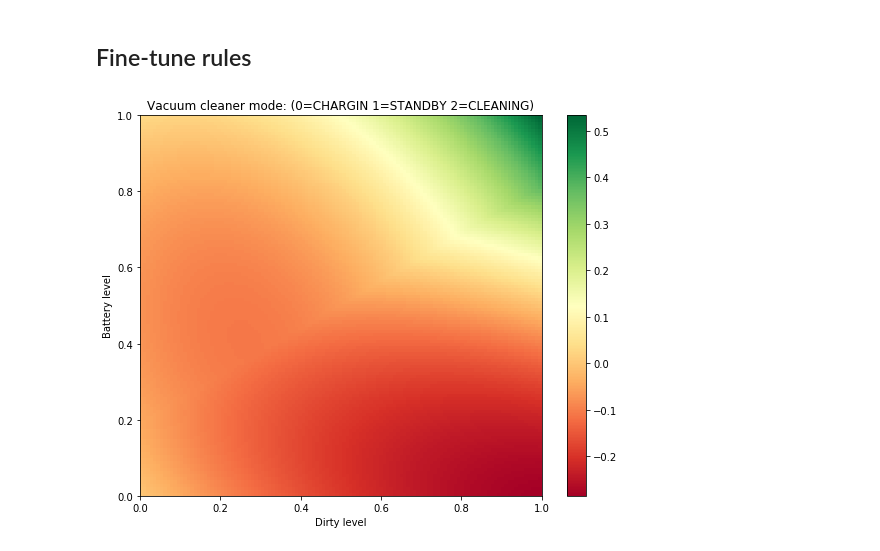
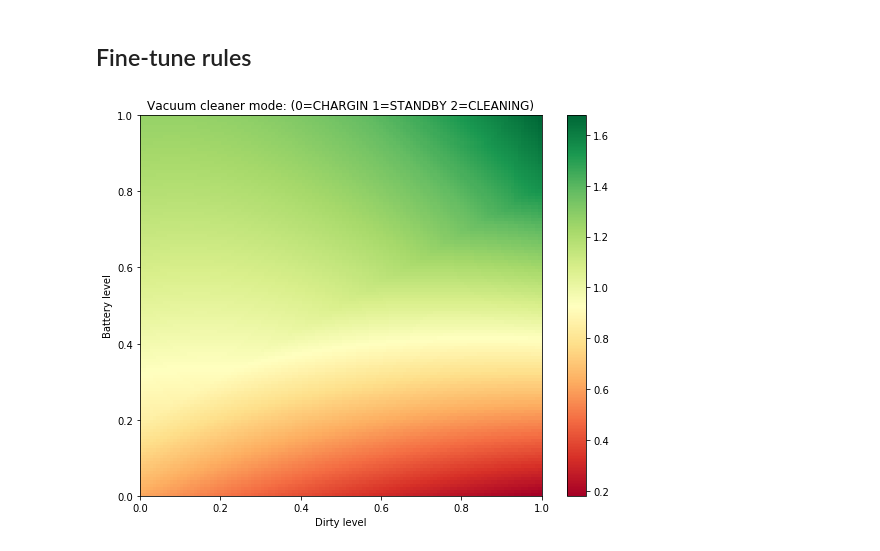
Before and after one commit to aleozlx/fuzzy-control-revisit-notes, a Jupyter notebook: q7.5.ipynb, the cells around one changed output. Drawn from its saved outputs; the diff is of its cells as text; code cells hidden in the pictures.

```diff
--- a/q7.5.ipynb
+++ b/q7.5.ipynb
@@ -283,11 +286,11 @@ plot(fuzzy_control2)
 ## Fine-tune rules
 # %%
 Rules2 = [
-    sugeno_rule(dirty_level['DIRTY'],battery_level['HIGH'], ([1,1],0)), # CLEANING
-    sugeno_rule(whatever, battery_level['LOW'], ([0.0,-1],0)), # CHARGING
-    sugeno_rule(dirty_level['CLEAN'], whatever, ([-1,0.0],0)) # STANDBY
+    sugeno_rule(dirty_level['DIRTY'],battery_level['HIGH'], ([0.5,0.5],2)), # CLEANING
+    sugeno_rule(whatever, battery_level['LOW'], ([0.0,1.],0)), # CHARGING
+    sugeno_rule(dirty_level['CLEAN'], whatever, ([-1.0,0.0],1)) # STANDBY
 ]
 
 plot(fuzzy_control2)
 # %% [output]
-[figure, old version]
+[figure, new version]
```
Also changed, not shown: parts of 1 cell of this notebook.
